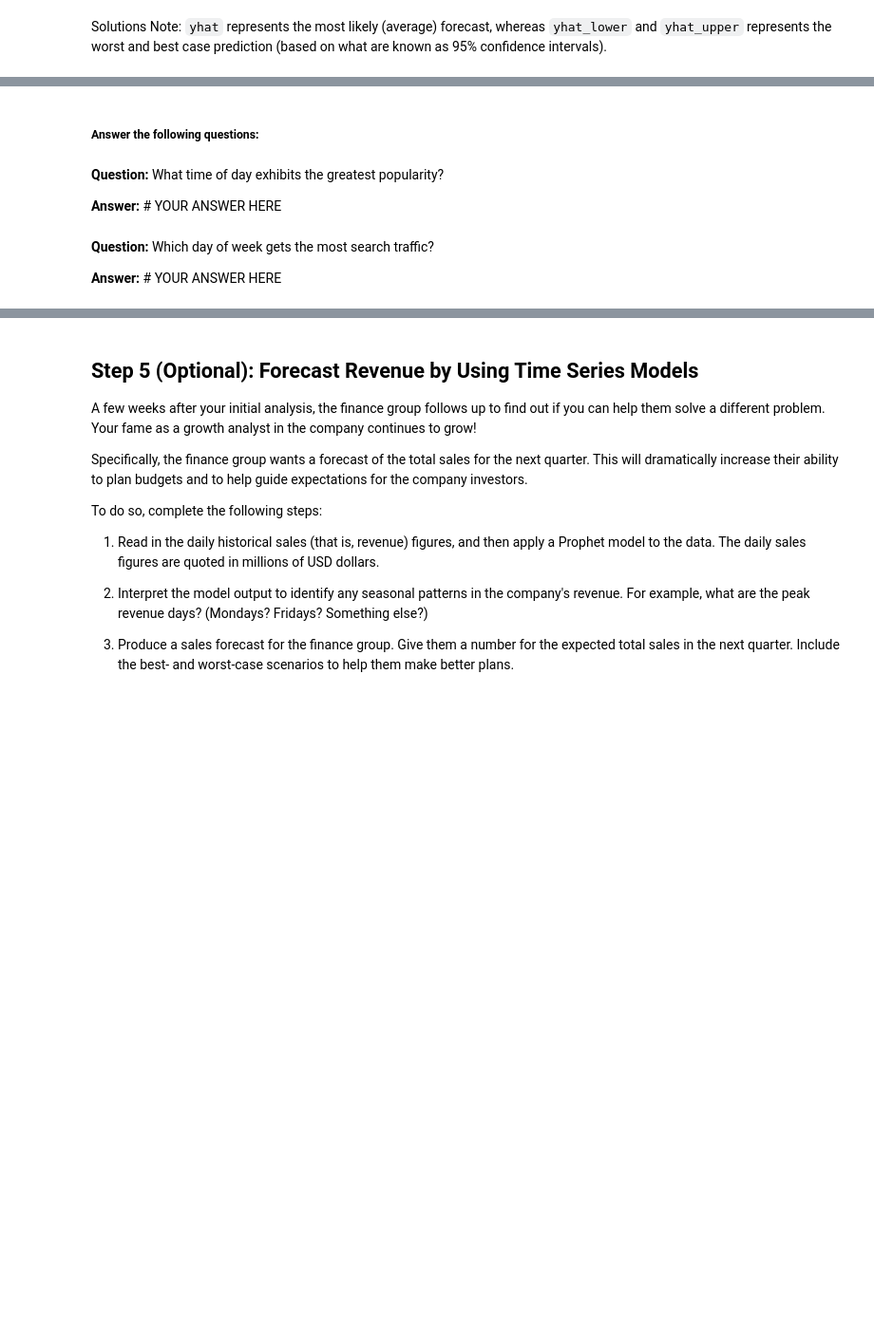
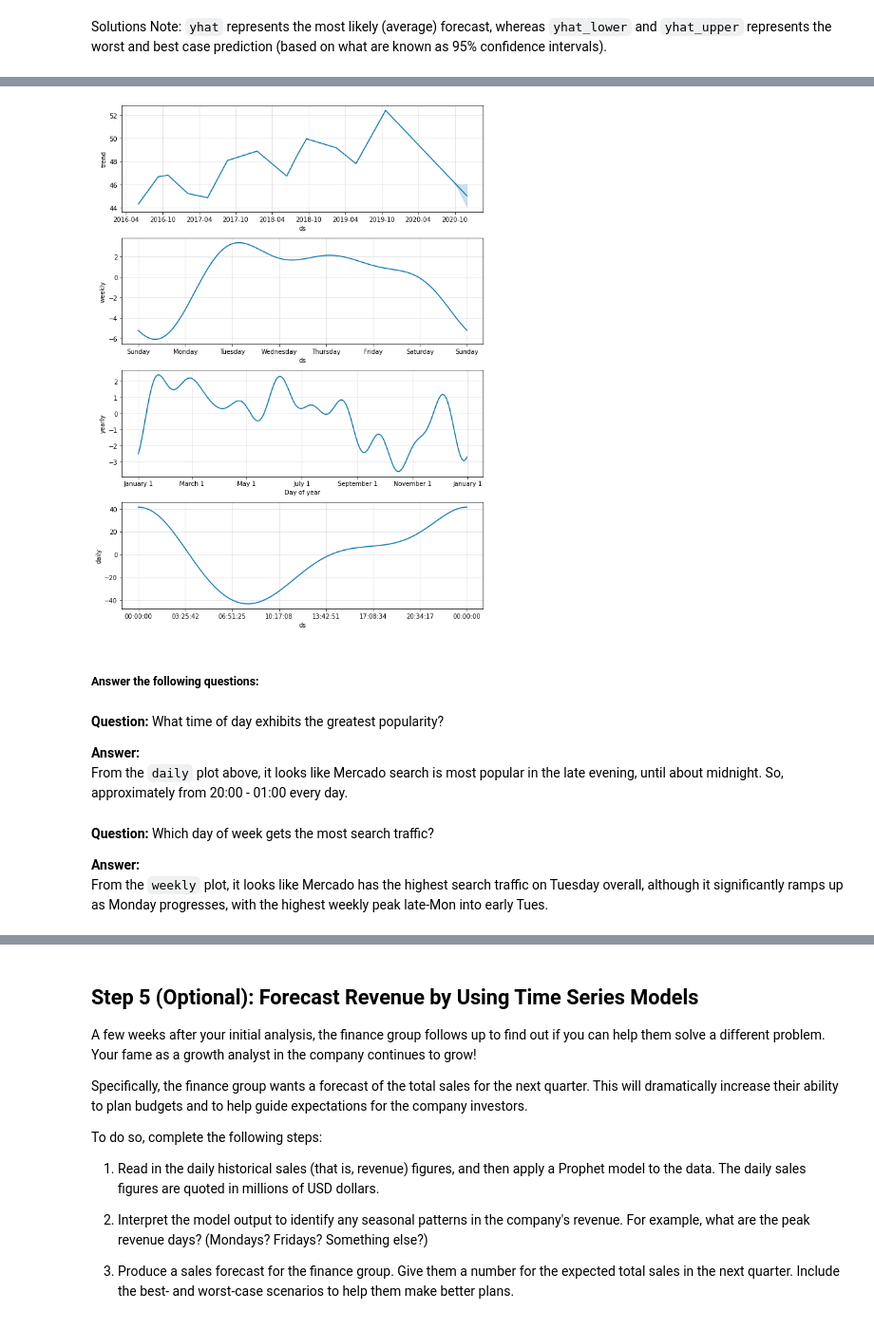
Before and after one commit to sububer/mercado-growth-analysis, a Jupyter notebook: app/forecasting_net_prophet.ipynb, the cells around one changed output, grey strips where cells are left out. Shown at 95% size. Cells and saved outputs as stored; diff of their text form; code cells hidden in the pictures; blank space fills up the shorter version.

```diff
--- a/app/forecasting_net_prophet.ipynb
+++ b/app/forecasting_net_prophet.ipynb
@@ -480,7 +542,5 @@ forecast_mercado_trends = # YOUR CODE HERE
 * What's the lowest point for search traffic in the calendar year?
 # %%
 # Set the index in the forecast_mercado_trends DataFrame to the ds datetime column
-forecast_mercado_trends = # YOUR CODE HERE
-
-# View the only the yhat,yhat_lower and yhat_upper columns from the DataFrame
-# YOUR CODE HERE
+forecast_mercado_trends = forecast_mercado_trends.set_index('ds')
+forecast_mercado_trends.head()
@@ -496,20 +584,24 @@ hv.extension('bokeh')
+# %%
+# Reset the index in the forecast_mercado_trends DataFrame
+forecast_mercado_trends = forecast_mercado_trends.reset_index()
 # %%
-# Reset the index in the forecast_mercado_trends DataFrame
-forecast_mercado_trends = # YOUR CODE HERE
-
 # Use the plot_components function to visualize the forecast results
-# for the forecast_canada DataFrame
-figures_mercado_trends = # YOUR CODE HERE
+# for the forecast_mercado_trends DataFrame
+figures_mercado_trends = model_mercado_trends.plot_components(forecast_mercado_trends)
+# %% [output]
+[figure, added]
 # %% [markdown]
 ##### Answer the following questions:
-# %% [markdown]
-**Question:** What time of day exhibits the greatest popularity?
-
-**Answer:** # YOUR ANSWER HERE
-# %% [markdown]
-**Question:** Which day of week gets the most search traffic?
-
-**Answer:** # YOUR ANSWER HERE
+# %% [markdown]
+**Question:** What time of day exhibits the greatest popularity?
+
+**Answer:**
+From the `daily` plot above, it looks like Mercado search is most popular in the late evening, until about midnight. So, approximately from 20:00 - 01:00 every day.
+# %% [markdown]
+**Question:** Which day of week gets the most search traffic?
+
+**Answer:**
+From the `weekly` plot, it looks like Mercado has the highest search traffic on Tuesday overall, although it significantly ramps up as Monday progresses, with the highest weekly peak late-Mon into early Tues.
 # %% [markdown]
 **Question:** What's the lowest point for search traffic in the calendar year?
 
```
Also changed, not shown: parts of 13 cells of this notebook.
